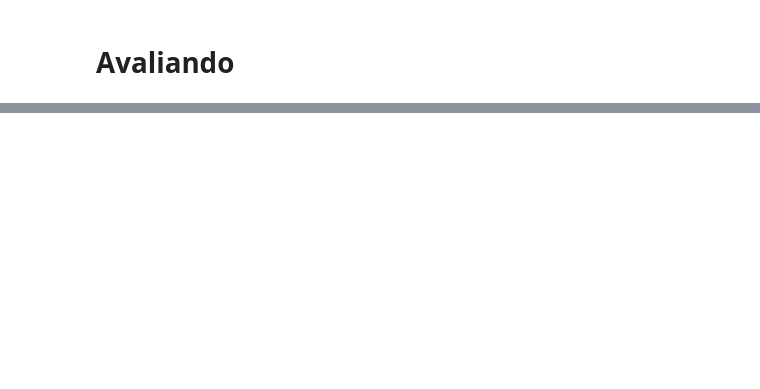
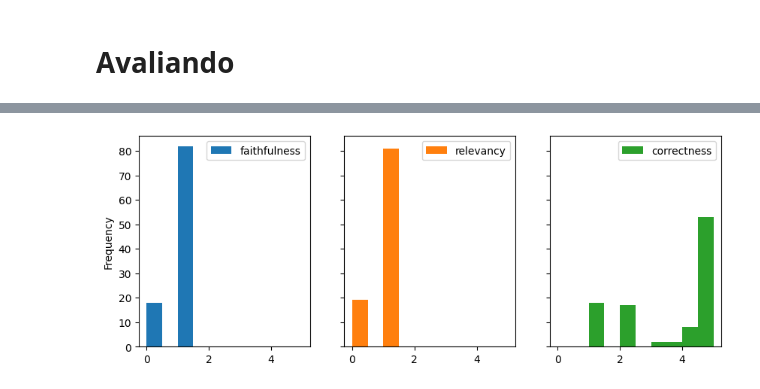
Before and after one commit to rsabilio/ia024-projeto-rag, a Jupyter notebook: 2_rag_bm25.ipynb, the cells around one changed output, grey strips where cells are left out. Saved outputs shown, nothing was run; the diff lists cells and outputs as text; code cells hidden in the pictures; blank space fills up the shorter version.

```diff
--- a/2_rag_bm25.ipynb
+++ b/2_rag_bm25.ipynb
@@ -304,0 +596,5 @@ df
+# %%
+with open(f"{DATA_DIR}/5-evaluations/df_result-bm25-1.pkl", 'rb') as f:
+    df_result_1 = pickle.load(f)
+
+df_result_1
@@ -304,0 +615,3 @@ df
+# %%
+df_1 = df_result_1[df_result_1['faithfulness'].notna()]
+df_1
@@ -304,0 +636,3 @@ df
+# %%
+df_2 = df_result[df_result['faithfulness'].notna()]
+df_2
@@ -304,0 +653,3 @@ df
+# %%
+df_completo = pd.concat([df_1, df_2])
+df_completo
@@ -304,0 +705,5 @@ df
+# %%
+
+df_completo.plot(kind='hist', subplots=True, layout=(2, 3), figsize=(10, 8), sharey=True);
+# %% [output]
+[figure, added]
```
Also changed, not shown: parts of 38 cells of this notebook.
